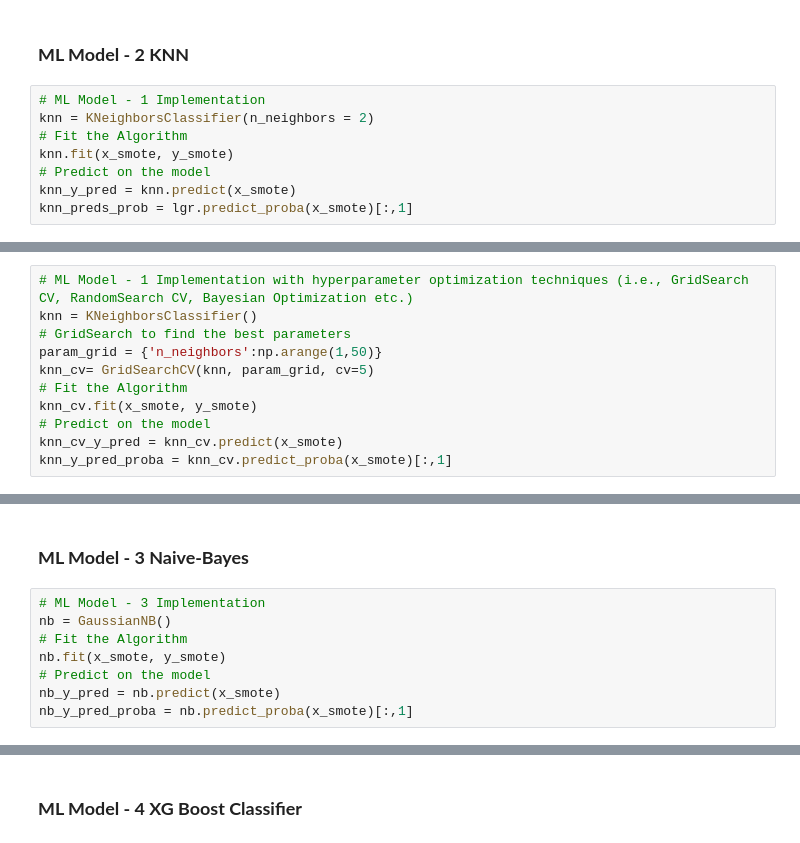
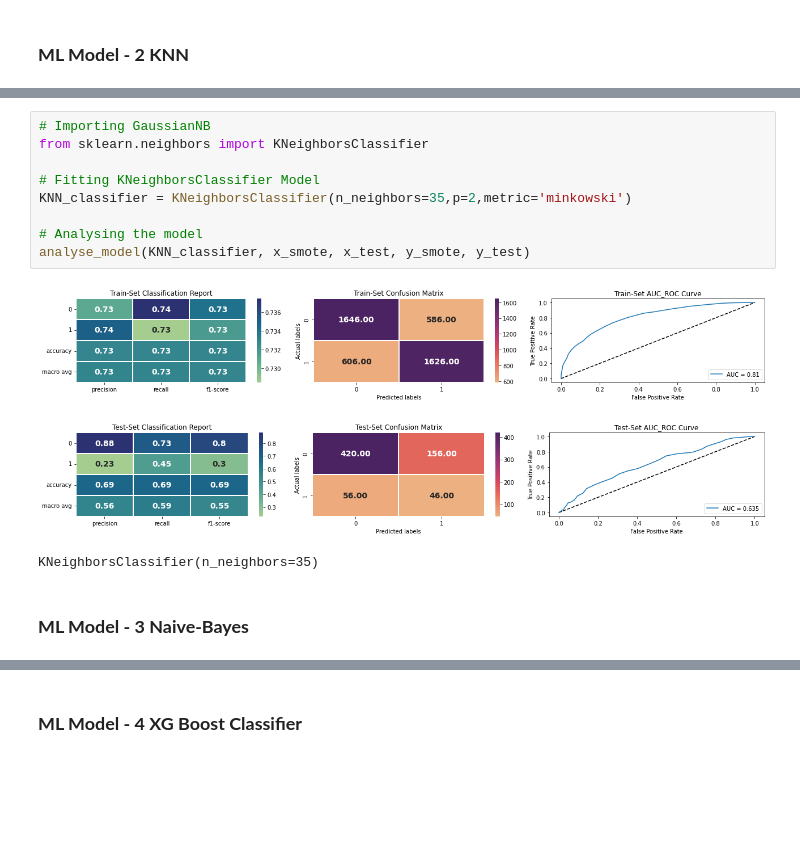
Before and after one commit to ashisaxena710/Cardiovascular-Risk-Prediction, a Jupyter notebook: AshiIndividualColab_CardiovascularRiskPrediction.ipynb, the cells around one changed output, grey strips where cells are left out. Cells and saved outputs as stored; diff of their text form; blank space fills up the shorter version.

```diff
--- a/AshiIndividualColab_CardiovascularRiskPrediction.ipynb
+++ b/AshiIndividualColab_CardiovascularRiskPrediction.ipynb
@@ -969,10 +1070,2 @@ plt.tight_layout()
 # %% [markdown]
 ### **ML Model - 2 KNN**
-# %%
-# ML Model - 1 Implementation
-knn = KNeighborsClassifier(n_neighbors = 2)
-# Fit the Algorithm
-knn.fit(x_smote, y_smote)
-# Predict on the model
-knn_y_pred = knn.predict(x_smote)
-knn_preds_prob = lgr.predict_proba(x_smote)[:,1]
@@ -991,11 +1071,0 @@ Text(0.5, 1.0, 'After Result')
-# %%
-# ML Model - 1 Implementation with hyperparameter optimization techniques (i.e., GridSearch CV, RandomSearch CV, Bayesian Optimization etc.)
-knn = KNeighborsClassifier()
-# GridSearch to find the best parameters
-param_grid = {'n_neighbors':np.arange(1,50)}
-knn_cv= GridSearchCV(knn, param_grid, cv=5)
-# Fit the Algorithm
-knn_cv.fit(x_smote, y_smote)
-# Predict on the model
-knn_cv_y_pred = knn_cv.predict(x_smote)
-knn_y_pred_proba = knn_cv.predict_proba(x_smote)[:,1]
@@ -1030,10 +1072,15 @@ plt.tight_layout()
+# %%
+# Importing GaussianNB
+from sklearn.neighbors import KNeighborsClassifier
+
+# Fitting KNeighborsClassifier Model
+KNN_classifier = KNeighborsClassifier(n_neighbors=35,p=2,metric='minkowski')
+
+# Analysing the model
+analyse_model(KNN_classifier, x_smote, x_test, y_smote, y_test)
+# %% [output]
+[figure, added]
+[figure, added]
+KNeighborsClassifier(n_neighbors=35)
 # %% [markdown]
 ### **ML Model - 3 Naive-Bayes**
-# %%
-# ML Model - 3 Implementation
-nb = GaussianNB()
-# Fit the Algorithm
-nb.fit(x_smote, y_smote)
-# Predict on the model
-nb_y_pred = nb.predict(x_smote)
-nb_y_pred_proba = nb.predict_proba(x_smote)[:,1]
```
Also changed, not shown: parts of 35 cells of this notebook.
